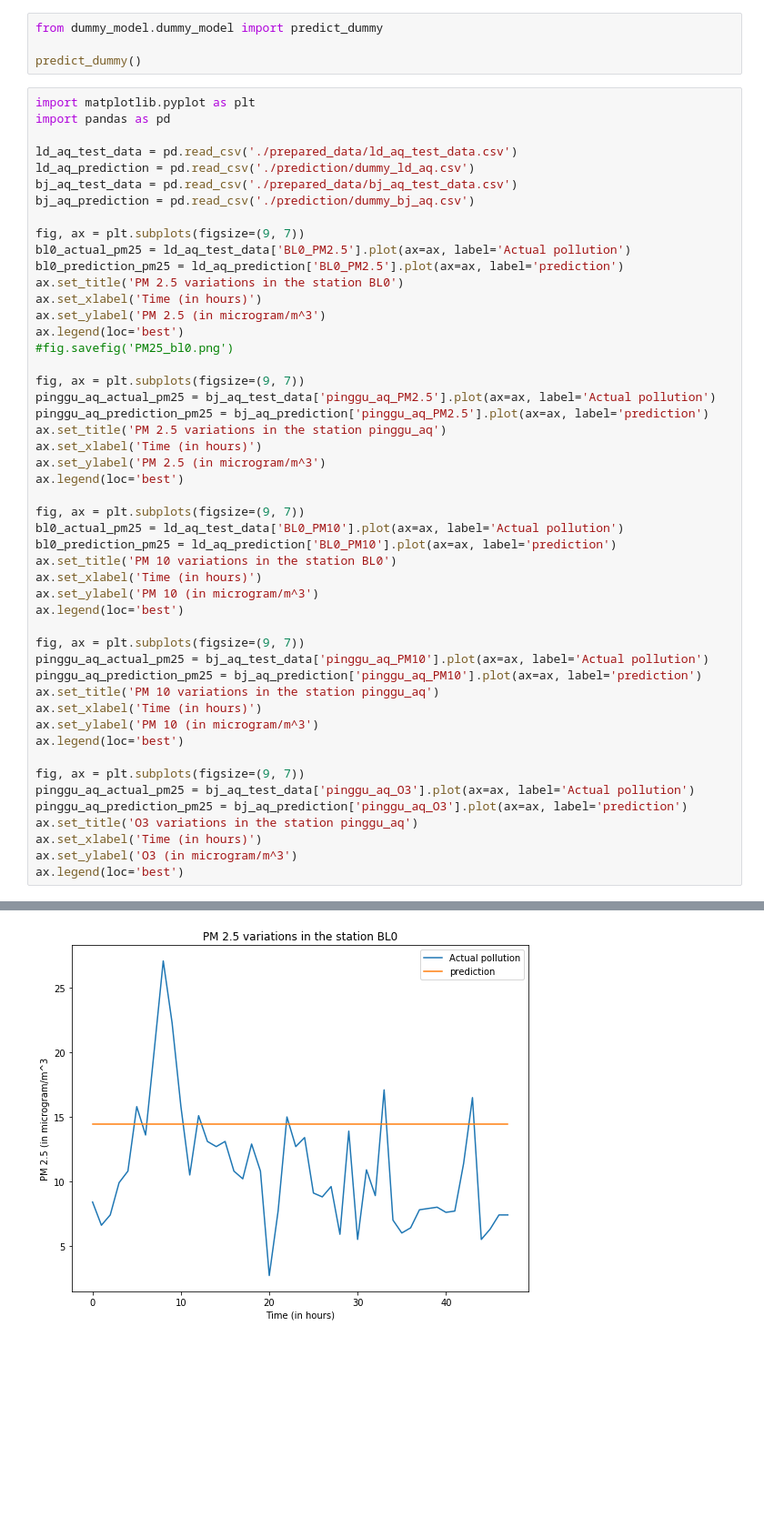
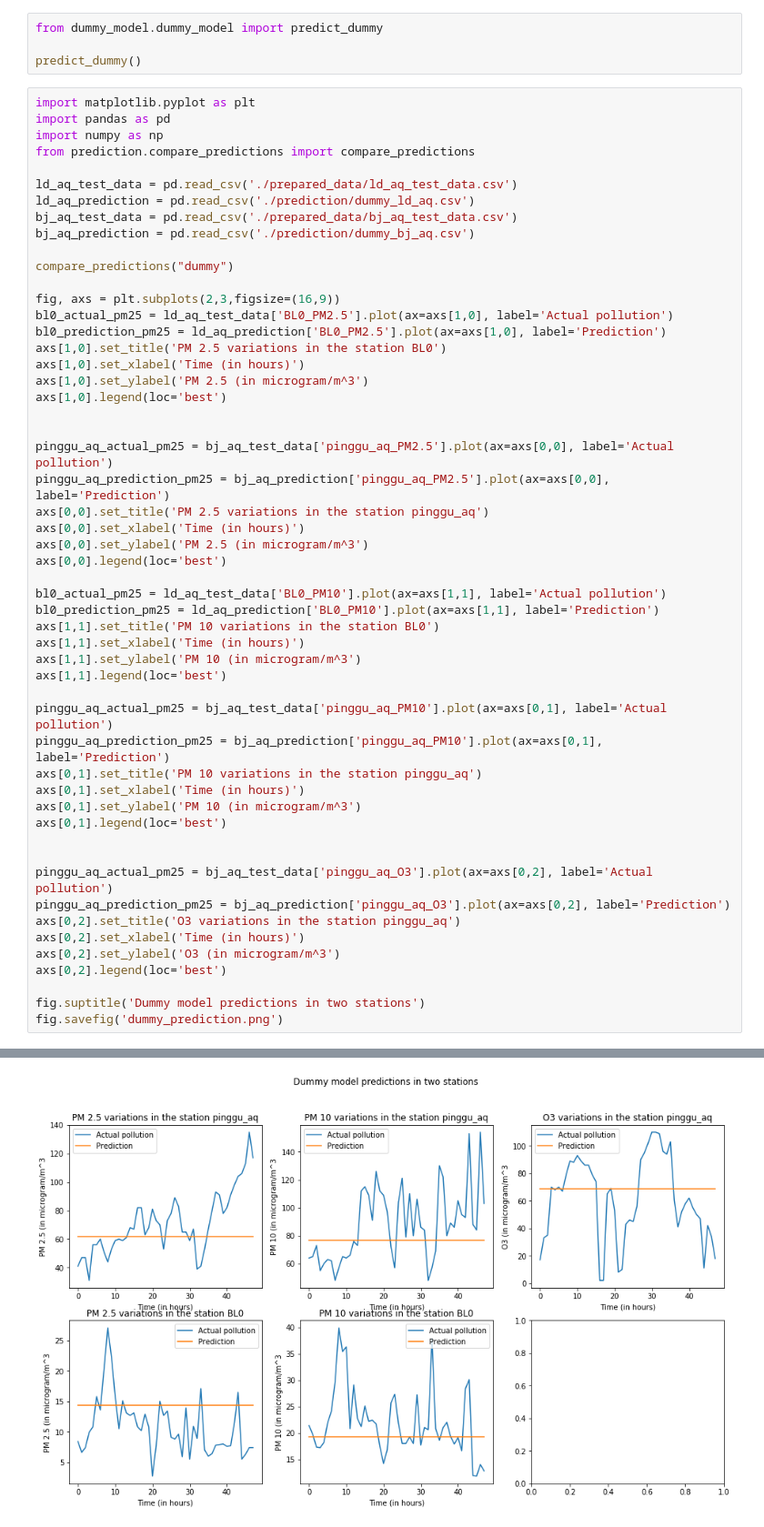
Before and after one commit to TopFox/dm-project, a Jupyter notebook: savaryVosFinalProject.ipynb, the cells around one changed output, grey strips where cells are left out. Shown: that part at 91% size. Saved outputs shown, nothing was run; the diff lists cells and outputs as text; blank space fills up the shorter version.

Commit message:
prediction comparison

```diff
--- a/savaryVosFinalProject.ipynb
+++ b/savaryVosFinalProject.ipynb
@@ -43,50 +43,54 @@ predict_dummy()
 # %%
 import matplotlib.pyplot as plt
 import pandas as pd
+import numpy as np
+from prediction.compare_predictions import compare_predictions
 
 ld_aq_test_data = pd.read_csv('./prepared_data/ld_aq_test_data.csv')
 ld_aq_prediction = pd.read_csv('./prediction/dummy_ld_aq.csv')
 bj_aq_test_data = pd.read_csv('./prepared_data/bj_aq_test_data.csv')
 bj_aq_prediction = pd.read_csv('./prediction/dummy_bj_aq.csv')
 
-fig, ax = plt.subplots(figsize=(9, 7))
-bl0_actual_pm25 = ld_aq_test_data['BL0_PM2.5'].plot(ax=ax, label='Actual pollution')
-bl0_prediction_pm25 = ld_aq_prediction['BL0_PM2.5'].plot(ax=ax, label='prediction')
-ax.set_title('PM 2.5 variations in the station BL0')
-ax.set_xlabel('Time (in hours)')
-ax.set_ylabel('PM 2.5 (in microgram/m^3')
-ax.legend(loc='best')
-#fig.savefig('PM25_bl0.png')
+compare_predictions("dummy")
 
-fig, ax = plt.subplots(figsize=(9, 7))
-pinggu_aq_actual_pm25 = bj_aq_test_data['pinggu_aq_PM2.5'].plot(ax=ax, label='Actual pollution')
-pinggu_aq_prediction_pm25 = bj_aq_prediction['pinggu_aq_PM2.5'].plot(ax=ax, label='prediction')
-ax.set_title('PM 2.5 variations in the station pinggu_aq')
-ax.set_xlabel('Time (in hours)')
-ax.set_ylabel('PM 2.5 (in microgram/m^3')
-ax.legend(loc='best')
+fig, axs = plt.subplots(2,3,figsize=(16,9))
+bl0_actual_pm25 = ld_aq_test_data['BL0_PM2.5'].plot(ax=axs[1,0], label='Actual pollution')
+bl0_prediction_pm25 = ld_aq_prediction['BL0_PM2.5'].plot(ax=axs[1,0], label='Prediction')
+axs[1,0].set_title('PM 2.5 variations in the station BL0')
+axs[1,0].set_xlabel('Time (in hours)')
+axs[1,0].set_ylabel('PM 2.5 (in microgram/m^3')
+axs[1,0].legend(loc='best')
 
-fig, ax = plt.subplots(figsize=(9, 7))
-bl0_actual_pm25 = ld_aq_test_data['BL0_PM10'].plot(ax=ax, label='Actual pollution')
-bl0_prediction_pm25 = ld_aq_prediction['BL0_PM10'].plot(ax=ax, label='prediction')
-ax.set_title('PM 10 variations in the station BL0')
-ax.set_xlabel('Time (in hours)')
-ax.set_ylabel('PM 10 (in microgram/m^3')
-ax.legend(loc='best')
 
-fig, ax = plt.subplots(figsize=(9, 7))
-pinggu_aq_actual_pm25 = bj_aq_test_data['pinggu_aq_PM10'].plot(ax=ax, label='Actual pollution')
-pinggu_aq_prediction_pm25 = bj_aq_prediction['pinggu_aq_PM10'].plot(ax=ax, label='prediction')
-ax.set_title('PM 10 variations in the station pinggu_aq')
-ax.set_xlabel('Time (in hours)')
-ax.set_ylabel('PM 10 (in microgram/m^3')
-ax.legend(loc='best')
+pinggu_aq_actual_pm25 = bj_aq_test_data['pinggu_aq_PM2.5'].plot(ax=axs[0,0], label='Actual pollution')
+pinggu_aq_prediction_pm25 = bj_aq_prediction['pinggu_aq_PM2.5'].plot(ax=axs[0,0], label='Prediction')
+axs[0,0].set_title('PM 2.5 variations in the station pinggu_aq')
+axs[0,0].set_xlabel('Time (in hours)')
+axs[0,0].set_ylabel('PM 2.5 (in microgram/m^3')
+axs[0,0].legend(loc='best')
 
-fig, ax = plt.subplots(figsize=(9, 7))
-pinggu_aq_actual_pm25 = bj_aq_test_data['pinggu_aq_O3'].plot(ax=ax, label='Actual pollution')
-pinggu_aq_prediction_pm25 = bj_aq_prediction['pinggu_aq_O3'].plot(ax=ax, label='prediction')
-ax.set_title('O3 variations in the station pinggu_aq')
-ax.set_xlabel('Time (in hours)')
-ax.set_ylabel('O3 (in microgram/m^3')
-ax.legend(loc='best')
+bl0_actual_pm25 = ld_aq_test_data['BL0_PM10'].plot(ax=axs[1,1], label='Actual pollution')
+bl0_prediction_pm25 = ld_aq_prediction['BL0_PM10'].plot(ax=axs[1,1], label='Prediction')
+axs[1,1].set_title('PM 10 variations in the station BL0')
+axs[1,1].set_xlabel('Time (in hours)')
+axs[1,1].set_ylabel('PM 10 (in microgram/m^3')
+axs[1,1].legend(loc='best')
+
+pinggu_aq_actual_pm25 = bj_aq_test_data['pinggu_aq_PM10'].plot(ax=axs[0,1], label='Actual pollution')
+pinggu_aq_prediction_pm25 = bj_aq_prediction['pinggu_aq_PM10'].plot(ax=axs[0,1], label='Prediction')
+axs[0,1].set_title('PM 10 variations in the station pinggu_aq')
+axs[0,1].set_xlabel('Time (in hours)')
+axs[0,1].set_ylabel('PM 10 (in microgram/m^3')
+axs[0,1].legend(loc='best')
+
+
+pinggu_aq_actual_pm25 = bj_aq_test_data['pinggu_aq_O3'].plot(ax=axs[0,2], label='Actual pollution')
+pinggu_aq_prediction_pm25 = bj_aq_prediction['pinggu_aq_O3'].plot(ax=axs[0,2], label='Prediction')
+axs[0,2].set_title('O3 variations in the station pinggu_aq')
+axs[0,2].set_xlabel('Time (in hours)')
+axs[0,2].set_ylabel('O3 (in microgram/m^3')
+axs[0,2].legend(loc='best')
+
+fig.suptitle('Dummy model predictions in two stations')
+fig.savefig('dummy_prediction.png')
 # %% [output]
@@ -94 +105 @@ ax.legend(loc='best')
-[figure, old version]
+[figure, new version]
```
Also changed, not shown: parts of 1 cell of this notebook, 2 other files.
